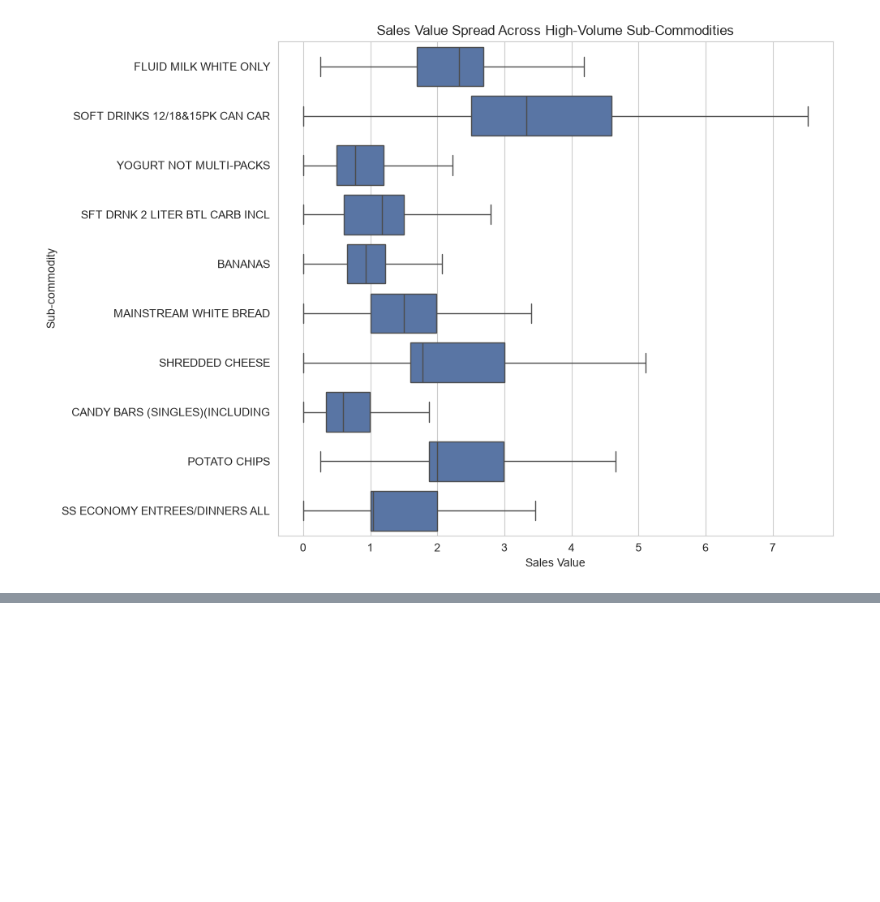
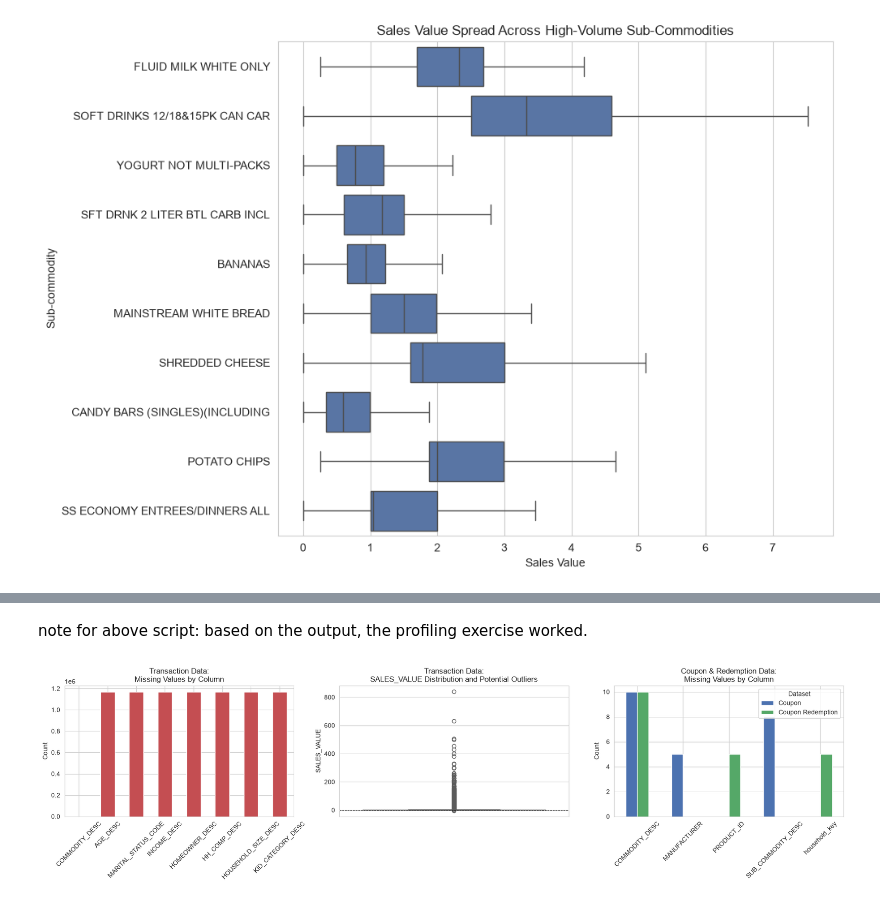
Before and after one commit to nikkeijane/DS_207_MiniProject, a Jupyter notebook: notebook.ipynb, the cells around one changed output, grey strips where cells are left out. Saved outputs shown, nothing was run; the diff lists cells and outputs as text; code cells hidden in the pictures; blank space fills up the shorter version.

```diff
--- a/notebook.ipynb
+++ b/notebook.ipynb
@@ -553,0 +797,79 @@ plt.show()
+# %% [markdown]
+note for above script:
+based on the output, the profiling exercise worked.
+# %%
+fig, axes = plt.subplots(1, 3, figsize=(18, 5))
+
+# TRANSACTION TABLE: Missing values
+
+missing_transaction = messy_transaction_df.isnull().sum()
+missing_transaction = missing_transaction[missing_transaction > 0]
+
+missing_transaction.plot(
+    kind="bar",
+    ax=axes[0],
+    color="#C44E52"
+)
+
+axes[0].set_title("Transaction Data:\nMissing Values by Column")
+axes[0].set_ylabel("Count")
+axes[0].set_xlabel("")
+axes[0].tick_params(axis="x", rotation=45)
+
+# TRANSACTION TABLE: SALES_VALUE outliers
+
+sns.boxplot(
+    y=messy_transaction_df["SALES_VALUE"],
+    ax=axes[1],
+    color="#DD8452"
+)
+
+axes[1].set_title(
+    "Transaction Data:\nSALES_VALUE Distribution and Potential Outliers"
+)
+
+axes[1].set_ylabel("SALES_VALUE")
+
+# Reference line showing the boundary between
+# positive and negative sales values
+axes[1].axhline(
+    0,
+    color="black",
+    linewidth=0.8,
+    linestyle="--"
+)
+# COUPON + REDEMPTION TABLES: Missing values
+
+missing_coupon = messy_coupon_df.isnull().sum()
+missing_coupon = missing_coupon[missing_coupon > 0]
+
+missing_redemption = messy_redemption_df.isnull().sum()
+missing_redemption = missing_redemption[
+    missing_redemption > 0
+]
+
+combined_missing = pd.DataFrame({
+    "Coupon": missing_coupon,
+    "Coupon Redemption": missing_redemption
+}).fillna(0)
+
+combined_missing.plot(
+    kind="bar",
+    ax=axes[2],
+    color=["#4C72B0", "#55A868"]
+)
+
+axes[2].set_title(
+    "Coupon & Redemption Data:\nMissing Values by Column"
+)
+
+axes[2].set_ylabel("Count")
+axes[2].set_xlabel("")
+axes[2].tick_params(axis="x", rotation=45)
+axes[2].legend(title="Dataset")
+
+
+plt.tight_layout()
+plt.show()
+# %% [output]
+[figure, added]
```
Also changed, not shown: parts of 10 cells of this notebook.
